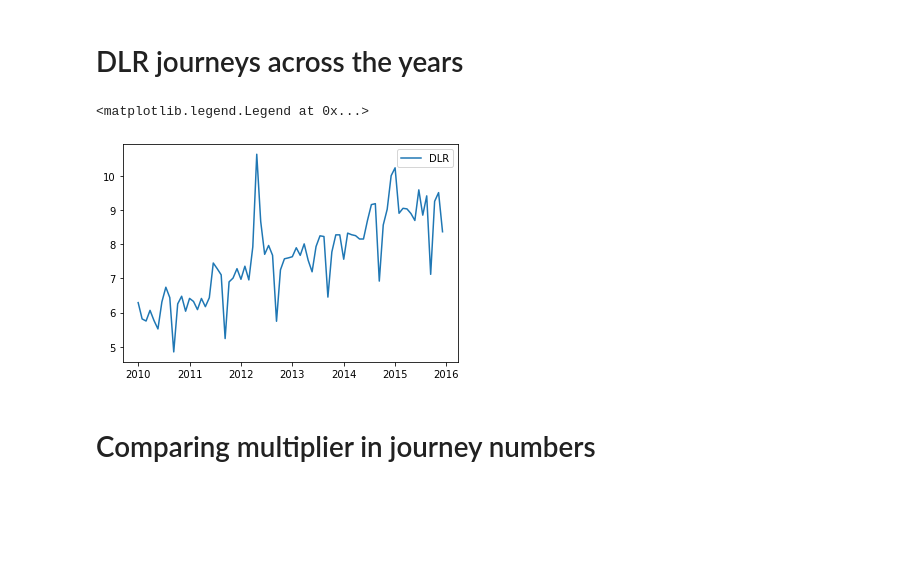
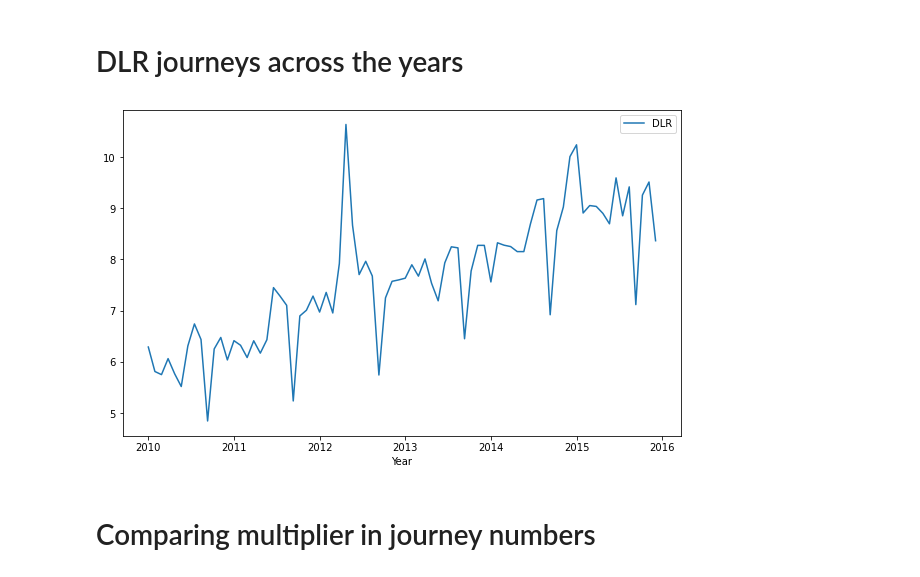
Before and after one commit to avaspataru/datathon, a Jupyter notebook: notebooks/DLR.ipynb, the cells around one changed output. Saved outputs shown, nothing was run; the diff lists cells and outputs as text; code cells hidden in the pictures; blank space fills up the shorter version.

Commit message:
put all plotting functions and global vriables into a utility script

```diff
--- a/notebooks/DLR.ipynb
+++ b/notebooks/DLR.ipynb
@@ -57,15 +80,19 @@ journey_types
 # DLR journeys across the years
 # %%
 labels = [y for y in range(2010,2017)]
+
+plt.figure(figsize=FIGSIZE)
+
+plt.xlabel(YEAR_XLABEL)
 plt.xticks(np.arange(0,79, step=13),labels)
-
 
 plt.plot(journey_types['DLR'].values, label="DLR")
 
 plt.legend()
+
+plt.show()
 # %% [output]
-<matplotlib.legend.Legend at 0x...>
-[figure, old version]
+[figure, new version]
 # %% [markdown]
 # Comparing multiplier in journey numbers
 # %%
```
Also changed, not shown: parts of 8 cells of this notebook, 4 other files.
